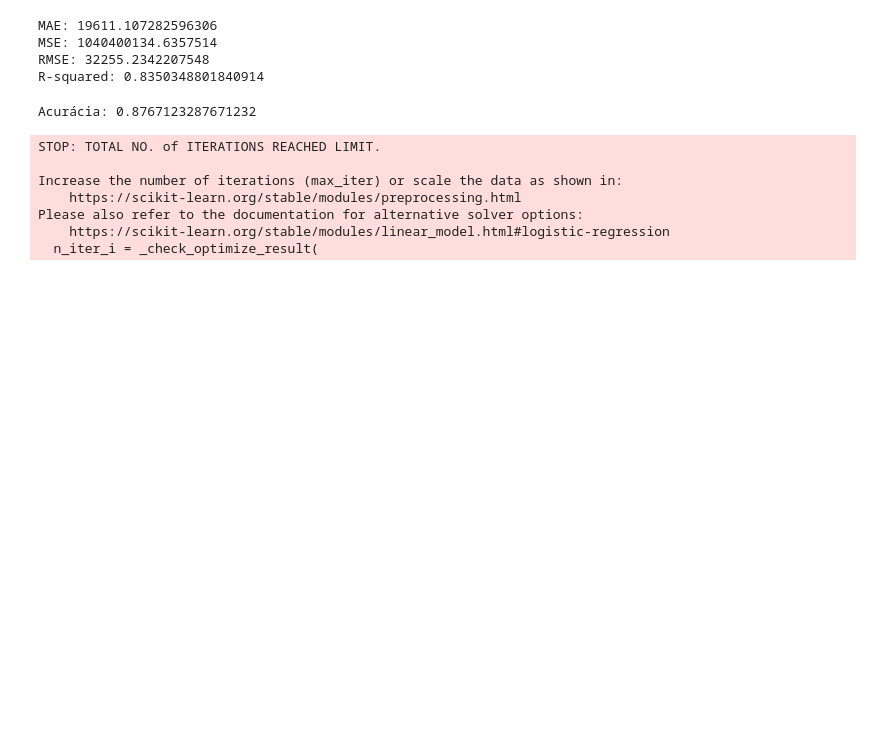
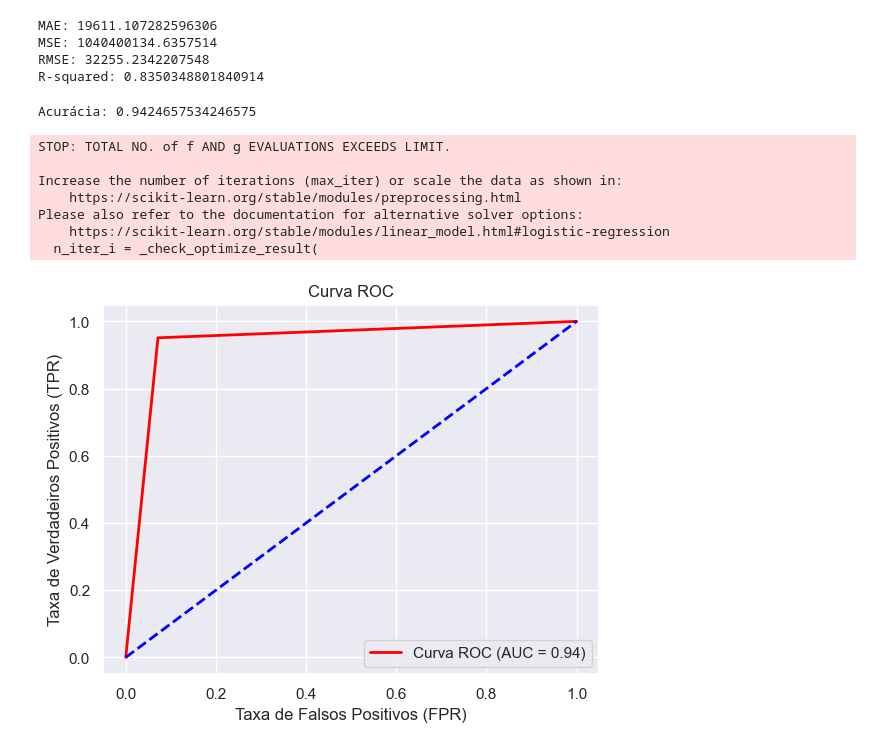
Before and after one commit to DonutsAndBlood/c3-analise, a Jupyter notebook: main.ipynb, the cells around one changed output. Saved outputs shown, nothing was run; the diff lists cells and outputs as text; code cells hidden in the pictures; blank space fills up the shorter version.

```diff
--- a/main.ipynb
+++ b/main.ipynb
@@ -243,9 +249,9 @@ df_test_encoded = df_test.copy()
 
 limite_preco = df_train['SalePrice'].mean()
 
-df_train_encoded['SalePriceBinary'] = df_train_encoded['SalePrice'].apply(lambda x: 'Alto' if x > limite_preco else 'Baixo')
+df_train_encoded['SalePriceBinary'] = df_train_encoded['SalePrice'].apply(lambda x: 0 if x > limite_preco else 1)
 
-df_train_encoded['SalePriceBinary'] = df_train_encoded['SalePriceBinary'].astype('object')
+df_train_encoded['SalePriceBinary'] = df_train_encoded['SalePriceBinary'].astype('bool')
 
 
 
@@ -262,9 +268,9 @@ for col in colunas_categoricas:
 y_train = df_train_encoded['SalePriceBinary']
 x_train = df_train_encoded.drop(['SalePrice','SalePriceBinary'], axis=1)
 # %%
-#Regressão linear
+#Regressão logísitca
 
-regressor = LogisticRegression()
+regressor = LogisticRegression(max_iter=100000)
 
 
 x_train = df_train_encoded[caracteristicas]
@@ -279,11 +285,24 @@ y_train_pred = regressor.predict(x_train)
 accuracy = accuracy_score(y_train, y_train_pred)
 print("Acurácia:", accuracy)
 # %% [output]
-Acurácia: 0.8767123287671232
+Acurácia: 0.9424657534246575
-STOP: TOTAL NO. of ITERATIONS REACHED LIMIT.
+STOP: TOTAL NO. of f AND g EVALUATIONS EXCEEDS LIMIT.
 
 Increase the number of iterations (max_iter) or scale the data as shown in:
     https://scikit-learn.org/stable/modules/preprocessing.html
 Please also refer to the documentation for alternative solver options:
     https://scikit-learn.org/stable/modules/linear_model.html#logistic-regression
   n_iter_i = _check_optimize_result(
+# %%
+fpr, tpr, thresholds = roc_curve(y_train, y_train_pred)
+roc_auc = auc(fpr, tpr)
+plt.figure()
+plt.plot(fpr, tpr, color='red', lw=2, label='Curva ROC (AUC = %0.2f)' % roc_auc)
+plt.plot([0, 1], [0, 1], color='blue', lw=2, linestyle='--')
+plt.xlabel('Taxa de Falsos Positivos (FPR)')
+plt.ylabel('Taxa de Verdadeiros Positivos (TPR)')
+plt.title('Curva ROC')
+plt.legend(loc="lower right")
+plt.show()
+# %% [output]
+[figure, added]
```
Also changed, not shown: parts of 5 cells of this notebook.
